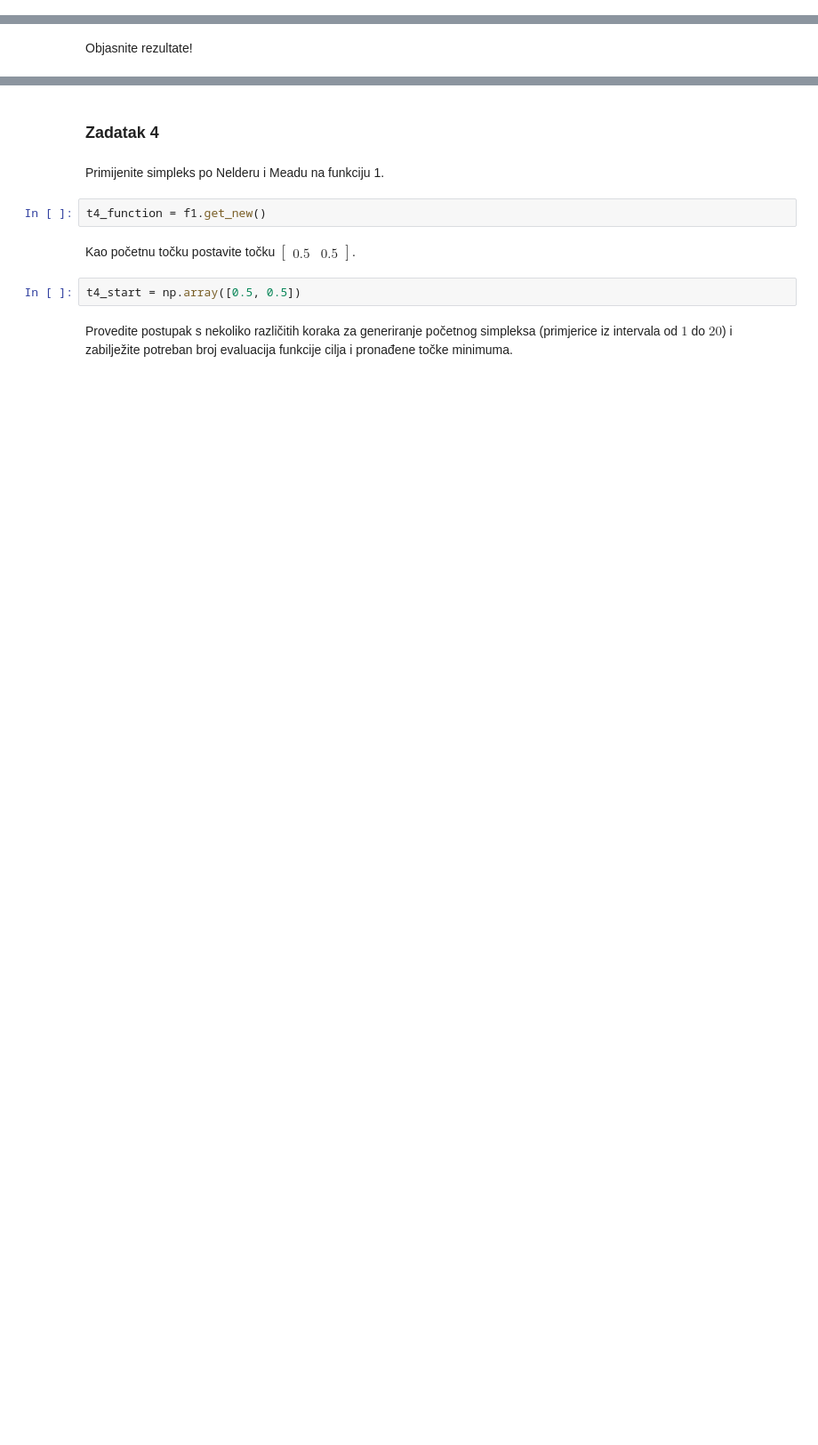
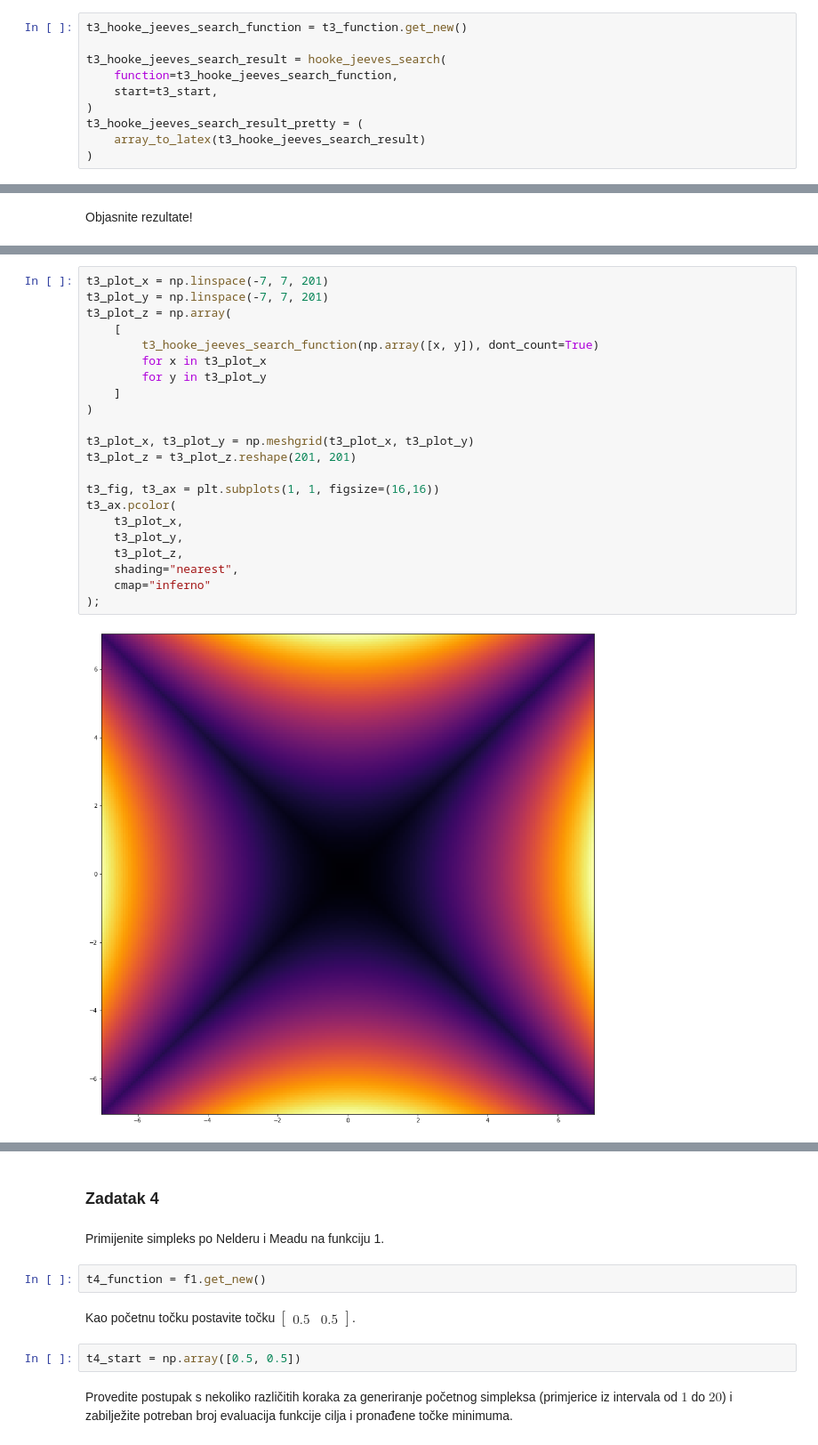
Before and after one commit to Yalfoosh/AIPR, a Jupyter notebook: dz/dz-02/demo/demo-01_hw-02.ipynb, the cells around one changed output, grey strips where cells are left out. Shown: that part at 89% size. Cells and saved outputs as stored; diff of their text form; blank space fills up the shorter version.

```diff
--- a/dz/dz-02/demo/demo-01_hw-02.ipynb
+++ b/dz/dz-02/demo/demo-01_hw-02.ipynb
@@ -284,0 +807,10 @@ t3_start = np.array([5, 5])
+# %%
+t3_hooke_jeeves_search_function = t3_function.get_new()
+
+t3_hooke_jeeves_search_result = hooke_jeeves_search(
+    function=t3_hooke_jeeves_search_function,
+    start=t3_start,
+)
+t3_hooke_jeeves_search_result_pretty = (
+    array_to_latex(t3_hooke_jeeves_search_result)
+)
@@ -286,0 +836,24 @@ Objasnite rezultate!
+# %%
+t3_plot_x = np.linspace(-7, 7, 201)
+t3_plot_y = np.linspace(-7, 7, 201)
+t3_plot_z = np.array(
+    [
+        t3_hooke_jeeves_search_function(np.array([x, y]), dont_count=True)
+        for x in t3_plot_x
+        for y in t3_plot_y
+    ]
+)
+
+t3_plot_x, t3_plot_y = np.meshgrid(t3_plot_x, t3_plot_y)
+t3_plot_z = t3_plot_z.reshape(201, 201)
+
+t3_fig, t3_ax = plt.subplots(1, 1, figsize=(16,16))
+t3_ax.pcolor(
+    t3_plot_x,
+    t3_plot_y,
+    t3_plot_z,
+    shading="nearest",
+    cmap="inferno"
+);
+# %% [output]
+[figure, added]
```
Also changed, not shown: parts of 104 cells of this notebook, 9 other files.
